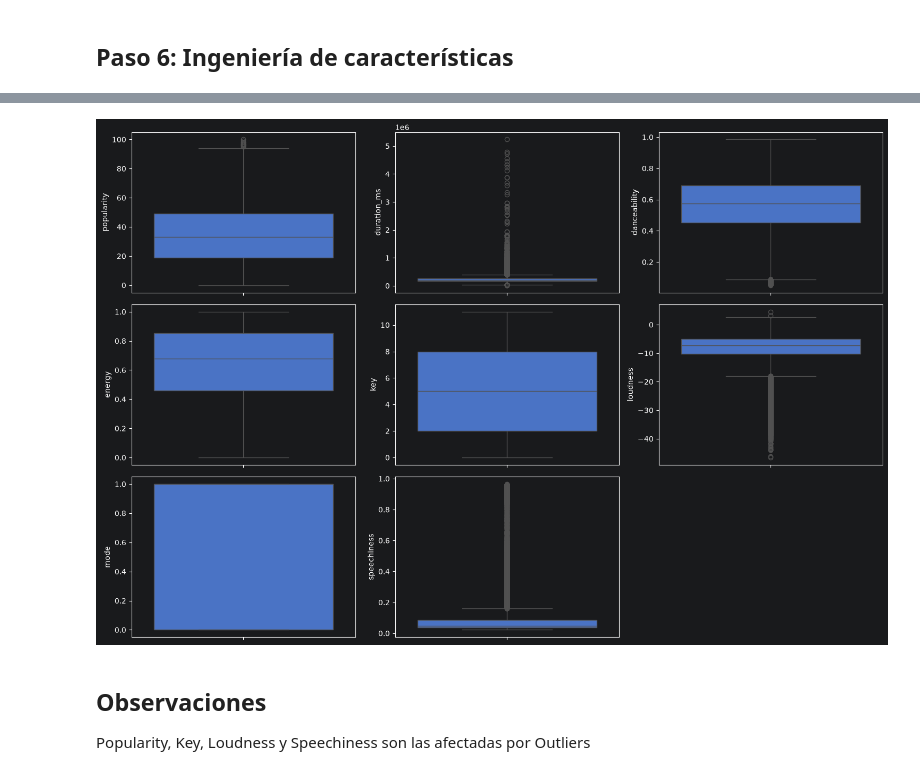
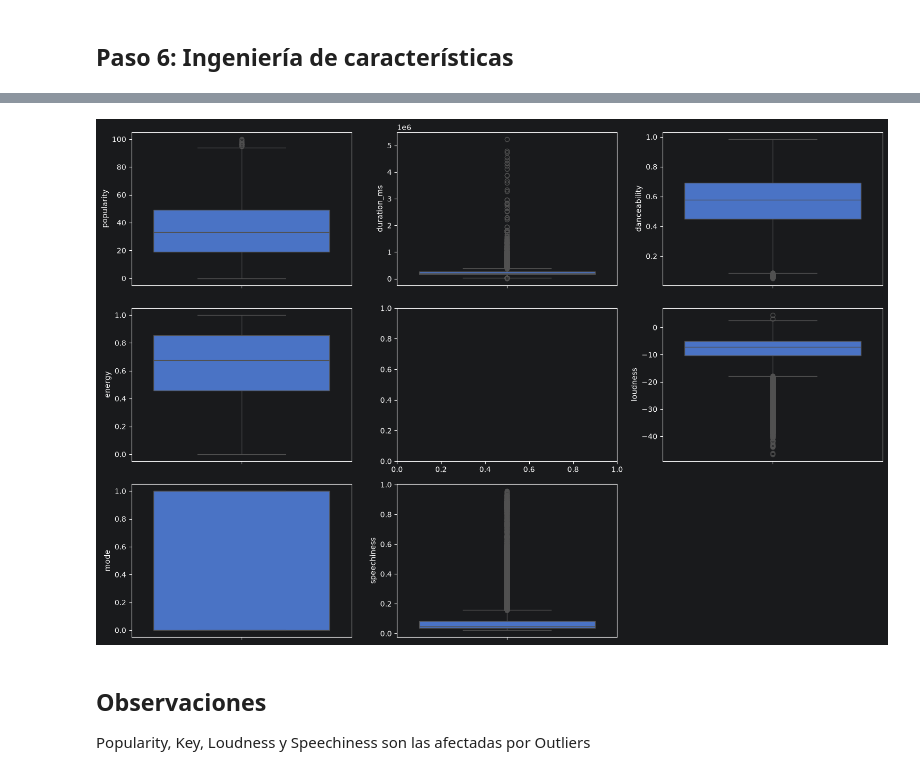
Before and after one commit to ArthurMartinezUcu/Ucu_diploma_python, a Jupyter notebook: notebooks/notebook.ipynb, the cells around one changed output, grey strips where cells are left out. Cells and saved outputs as stored; diff of their text form; code cells hidden in the pictures.

```diff
--- a/notebooks/notebook.ipynb
+++ b/notebooks/notebook.ipynb
@@ -568,21 +564,20 @@ df_clean.describe().T
 # %%
 fig, axis = plt.subplots(3, 3, figsize=(15, 10))
 
 sns.boxplot(ax=axis[0, 0], data=df_clean, y="popularity")
 sns.boxplot(ax=axis[0, 1], data=df_clean, y="duration_ms")
 sns.boxplot(ax=axis[0, 2], data=df_clean, y="danceability")
 sns.boxplot(ax=axis[1, 0], data=df_clean, y="energy")
-sns.boxplot(ax=axis[1, 1], data=df_clean, y="key")
 sns.boxplot(ax=axis[1, 2], data=df_clean, y="loudness")
 sns.boxplot(ax=axis[2, 0], data=df_clean, y="mode")
 sns.boxplot(ax=axis[2, 1], data=df_clean, y="speechiness")
 sns.boxplot(ax=axis[2, 2], data=df_clean, y="acousticness")
 fig.delaxes(axis[2, 2])
 
 plt.tight_layout()
 plt.show()
 # %% [output]
-[figure, old version]
+[figure, new version]
 # %% [markdown]
 ## Observaciones
 
```
Also changed, not shown: parts of 20 cells of this notebook.
